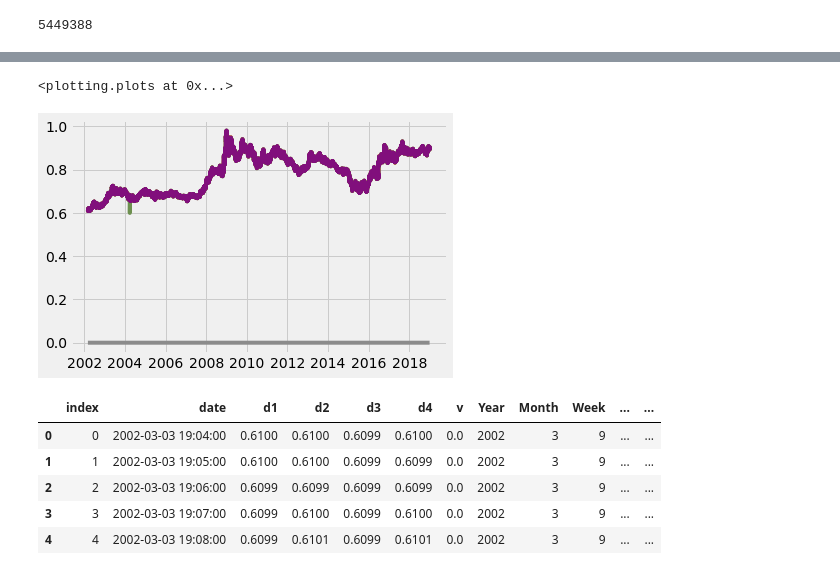
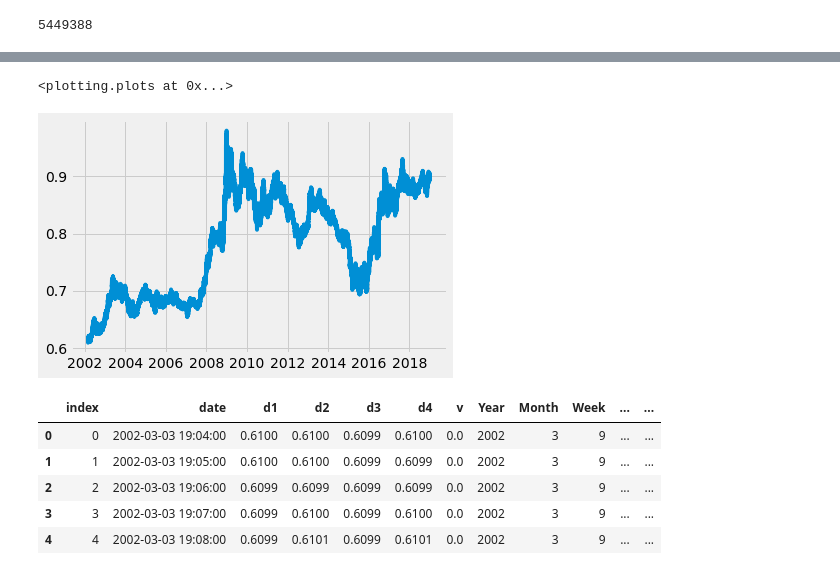
Before and after one commit to mansaluke/fanalysis, a Jupyter notebook: fanalysis/iRF.ipynb, the cells around one changed output, grey strips where cells are left out. Cells and saved outputs as stored; diff of their text form; code cells hidden in the pictures.

```diff
--- a/fanalysis/iRF.ipynb
+++ b/fanalysis/iRF.ipynb
@@ -64,4 +63,4 @@ from structure import anomoly_detect
 # %%
-a = anomoly_detect(df, 'd3', graph = True)
-print(a.anomolies)
+a = outlier_detect(df, 'd3', graph = True)
+print(a.outliers)
 # %% [output]
@@ -89,9 +86,9 @@ do you wish to remove this observation? (y/n/t to terminate): t
 # %%
 df = b
-plots(df, None, 1)
+plots(df, ['d3'], 1)
 # %% [output]
 <plotting.plots at 0x...>
-[figure, old version]
+[figure, new version]
 # %%
 subset = df.iloc[:10000].reset_index()
 subset.head()
```
Also changed, not shown: parts of 14 cells of this notebook, 5 other files.
